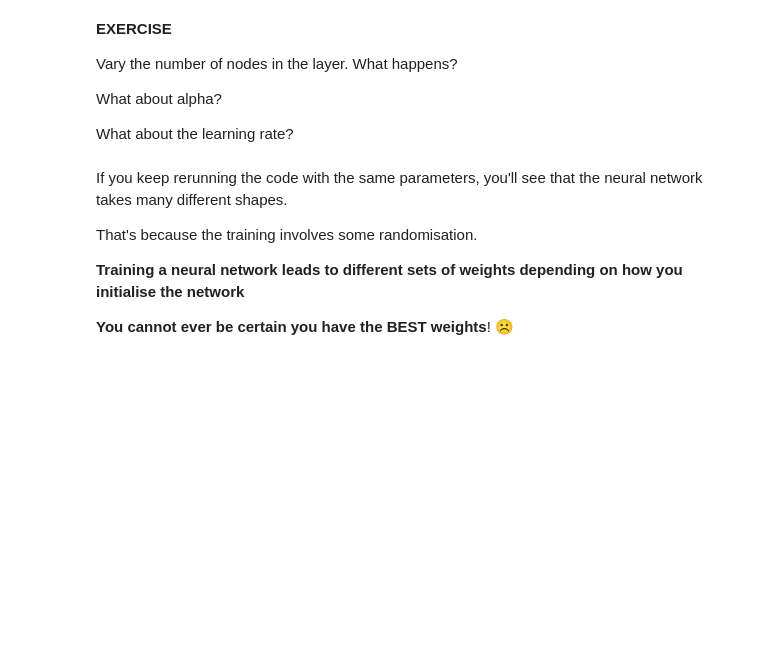
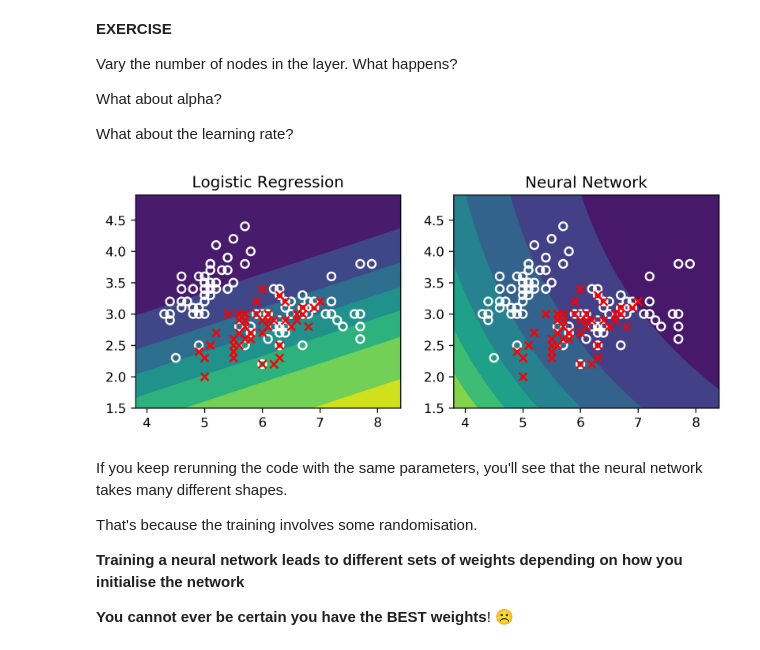
Before and after one commit to ShelyBhogal/data-science, a Jupyter notebook: 18-neural-networks/neural_nets.ipynb, the cells around one changed output. Drawn from its saved outputs; the diff is of its cells as text; code cells hidden in the pictures; blank space fills up the shorter version.

```diff
--- a/18-neural-networks/neural_nets.ipynb
+++ b/18-neural-networks/neural_nets.ipynb
@@ -143,5 +145,5 @@ This network is also **fully connected** because every node of the previous laye
 # %%
 from sklearn.neural_network import MLPClassifier
 
-nn = MLPClassifier(activation='logistic', alpha=1e-5, hidden_layer_sizes=(1,), solver='lbfgs')
+nn = MLPClassifier(activation='logistic', alpha=1e-1, hidden_layer_sizes=(2,), solver='sgd')
 nn.fit(X, y)
@@ -186,6 +206,28 @@ Vary the number of nodes in the layer. What happens?
 What about alpha?
 
 What about the learning rate?
+# %%
+# CODE FROM OLIVER
+import matplotlib.pyplot as plt
+fg, axs = plt.subplots(ncols=2, dpi=300, figsize=(8, 3))
+x_min, x_max = X[:, 0].min() - .5, X[:, 0].max() + .5
+y_min, y_max = X[:, 1].min() - .5, X[:, 1].max() + .5
+xx, yy = np.meshgrid(np.arange(x_min, x_max, 0.02),
+                     np.arange(y_min, y_max, 0.02))
+z = clf.predict_proba(np.c_[xx.ravel(), yy.ravel()])[:, 1]
+z = z.reshape(xx.shape)
+axs[0].contourf(xx, yy, z)
+axs[0].scatter(X[~y, 0], X[~y, 1], facecolors='none', edgecolor='w', linewidth=1.5)
+axs[0].scatter(X[y, 0], X[y, 1], c='r', marker='x')
+axs[0].set_title('Logistic Regression')
+z = nn.predict_proba(np.c_[xx.ravel(), yy.ravel()])[:, 1]
+z = z.reshape(xx.shape)
+axs[1].contourf(xx, yy, z)
+axs[1].scatter(X[~y, 0], X[~y, 1], facecolors='none', edgecolor='w', linewidth=1.5)
+axs[1].scatter(X[y, 0], X[y, 1], c='r', marker='x')
+axs[1].set_title('Neural Network');
+# %% [output]
+[figure, added]
 # %% [markdown]
 If you keep rerunning the code with the same parameters, you'll see that the neural network takes many different shapes.
 
```
Also changed, not shown: parts of 15 cells of this notebook, 2 other files.
